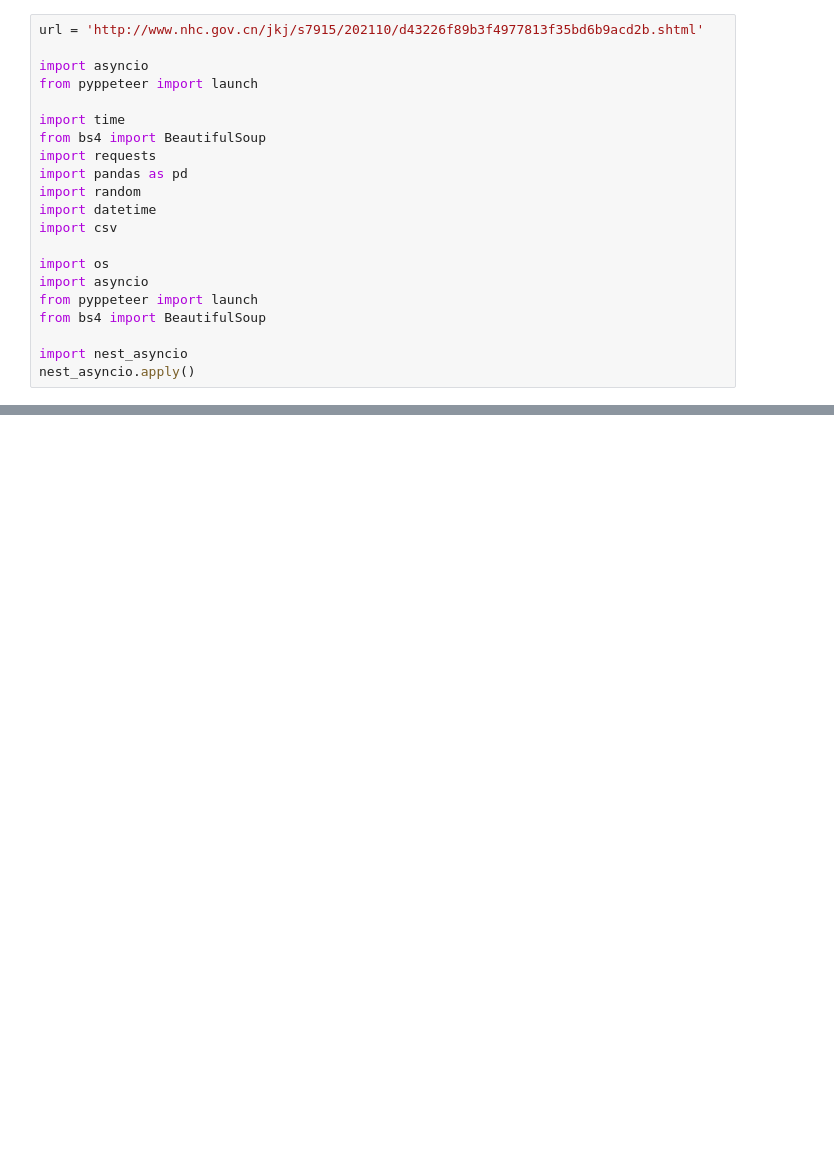
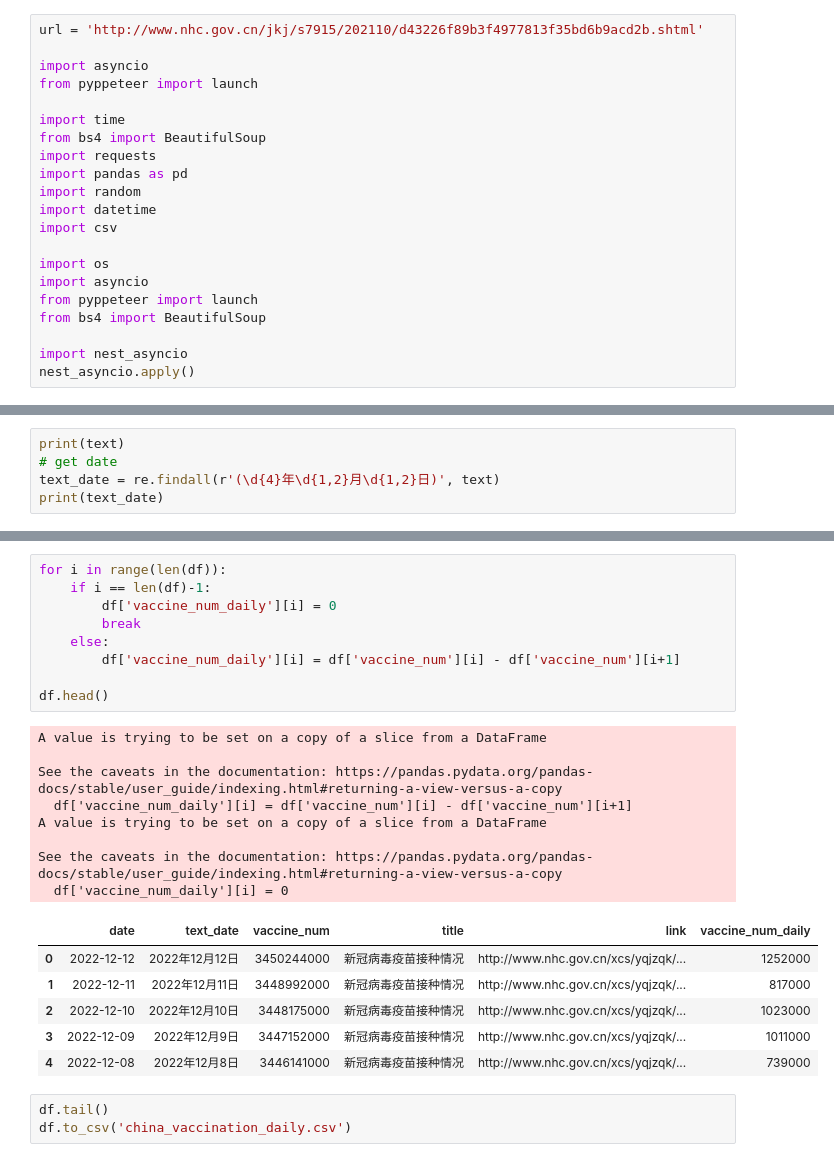
Before and after one commit to yong-xiong/china-vaccination, a Jupyter notebook: china-vaccination.ipynb, the cells around one changed output, grey strips where cells are left out. Cells and saved outputs as stored; diff of their text form; blank space fills up the shorter version.

```diff
--- a/china-vaccination.ipynb
+++ b/china-vaccination.ipynb
@@ -280,0 +193,5 @@ def getContent(html):
+# %%
+print(text)
+# get date
+text_date = re.findall(r'(\d{4}年\d{1,2}月\d{1,2}日)', text)
+print(text_date)
@@ -280,0 +272,27 @@ def getContent(html):
+# %%
+for i in range(len(df)):
+    if i == len(df)-1:
+        df['vaccine_num_daily'][i] = 0
+        break
+    else:
+        df['vaccine_num_daily'][i] = df['vaccine_num'][i] - df['vaccine_num'][i+1]
+
+df.head()
+# %% [output]
+A value is trying to be set on a copy of a slice from a DataFrame
+
+See the caveats in the documentation: https://pandas.pydata.org/pandas-docs/stable/user_guide/indexing.html#returning-a-view-versus-a-copy
+  df['vaccine_num_daily'][i] = df['vaccine_num'][i] - df['vaccine_num'][i+1]
+A value is trying to be set on a copy of a slice from a DataFrame
+
+See the caveats in the documentation: https://pandas.pydata.org/pandas-docs/stable/user_guide/indexing.html#returning-a-view-versus-a-copy
+  df['vaccine_num_daily'][i] = 0
+|  | date | text_date | vaccine_num | title | link | vaccine_num_daily |
+| 0 | 2022-12-12 | 2022年12月12日 | 3450244000 | 新冠病毒疫苗接种情况 | http://www.nhc.gov.cn/xcs/yqjzqk/... | 1252000 |
+| 1 | 2022-12-11 | 2022年12月11日 | 3448992000 | 新冠病毒疫苗接种情况 | http://www.nhc.gov.cn/xcs/yqjzqk/... | 817000 |
+| 2 | 2022-12-10 | 2022年12月10日 | 3448175000 | 新冠病毒疫苗接种情况 | http://www.nhc.gov.cn/xcs/yqjzqk/... | 1023000 |
+| 3 | 2022-12-09 | 2022年12月9日 | 3447152000 | 新冠病毒疫苗接种情况 | http://www.nhc.gov.cn/xcs/yqjzqk/... | 1011000 |
+| 4 | 2022-12-08 | 2022年12月8日 | 3446141000 | 新冠病毒疫苗接种情况 | http://www.nhc.gov.cn/xcs/yqjzqk/... | 739000 |
+# %%
+df.tail()
+df.to_csv('china_vaccination_daily.csv')
```
Also changed, not shown: parts of 23 cells of this notebook, 3 other files.
